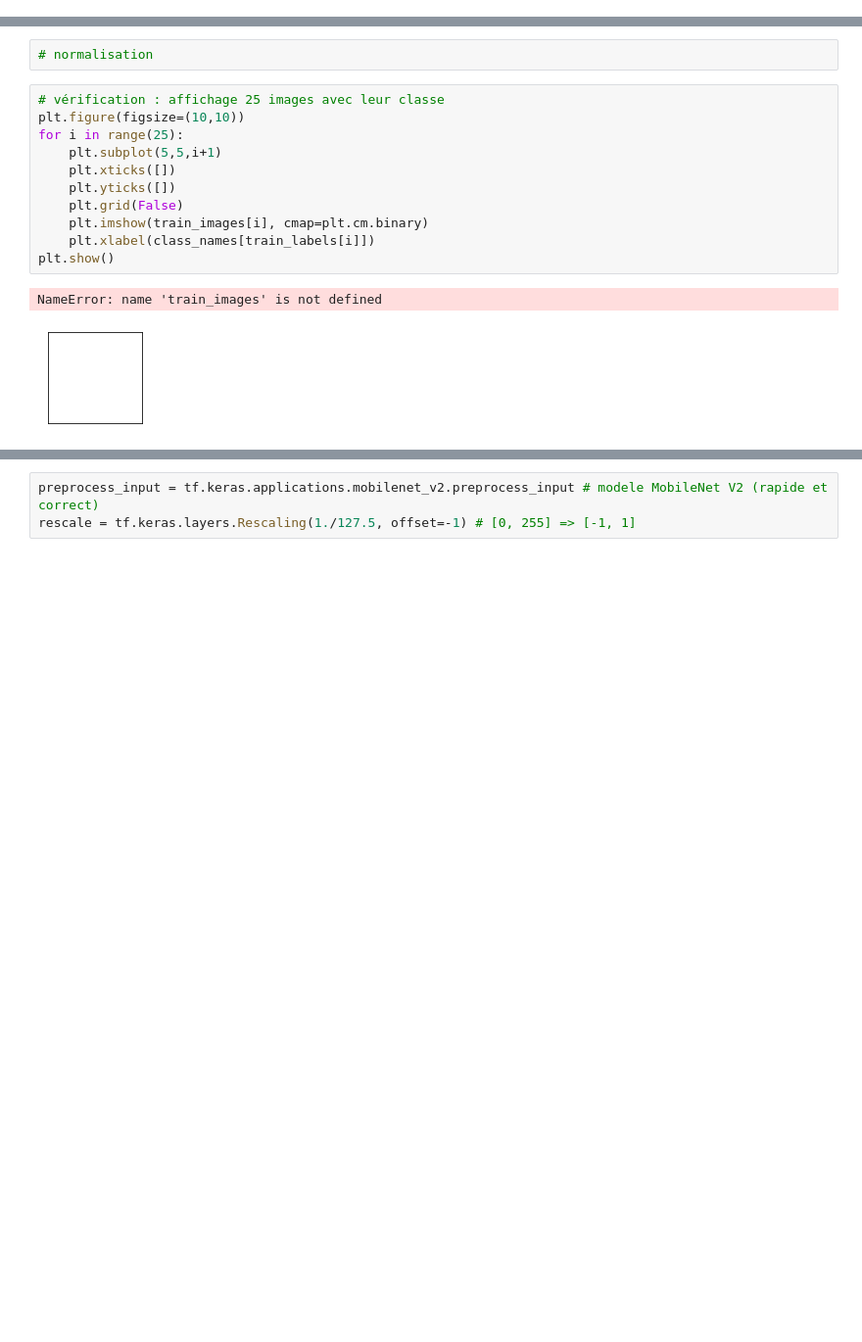
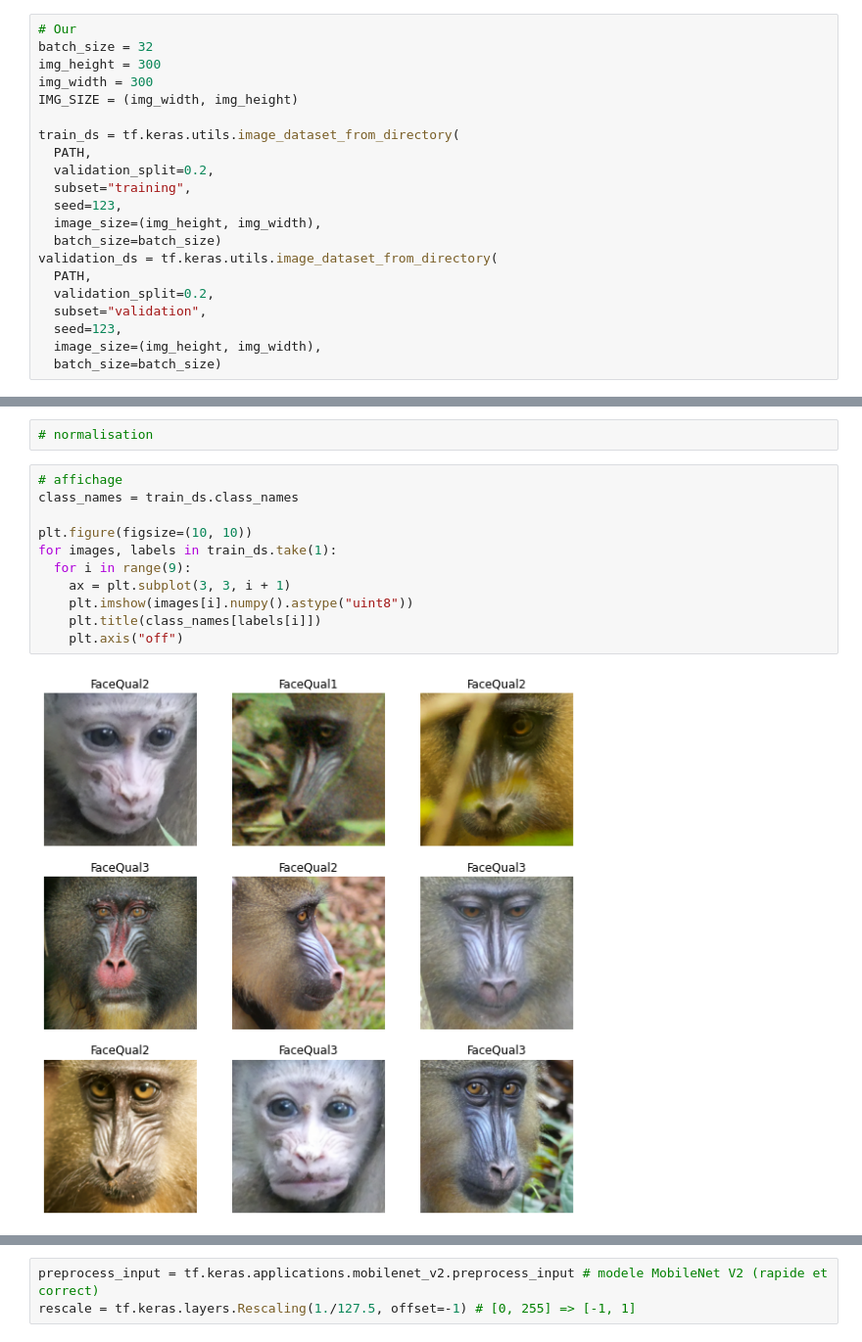
Before and after one commit to fds-napolitain/m2-stage, a Jupyter notebook: work-quality-classification.ipynb, the cells around one changed output, grey strips where cells are left out. Shown: that part at 98% size. Saved outputs shown, nothing was run; the diff lists cells and outputs as text; blank space fills up the shorter version.

```diff
--- a/work-quality-classification.ipynb
+++ b/work-quality-classification.ipynb
@@ -22,0 +33,21 @@ class_names = ["1", "2", "3", "4"]
+# %%
+# Our
+batch_size = 32
+img_height = 300
+img_width = 300
+IMG_SIZE = (img_width, img_height)
+
+train_ds = tf.keras.utils.image_dataset_from_directory(
+  PATH,
+  validation_split=0.2,
+  subset="training",
+  seed=123,
+  image_size=(img_height, img_width),
+  batch_size=batch_size)
+validation_ds = tf.keras.utils.image_dataset_from_directory(
+  PATH,
+  validation_split=0.2,
+  subset="validation",
+  seed=123,
+  image_size=(img_height, img_width),
+  batch_size=batch_size)
@@ -23,16 +71,15 @@ class_names = ["1", "2", "3", "4"]
 # %%
 # normalisation
-# %%
-# vérification : affichage 25 images avec leur classe
-plt.figure(figsize=(10,10))
-for i in range(25):
-    plt.subplot(5,5,i+1)
-    plt.xticks([])
-    plt.yticks([])
-    plt.grid(False)
-    plt.imshow(train_images[i], cmap=plt.cm.binary)
-    plt.xlabel(class_names[train_labels[i]])
-plt.show()
-# %% [output]
-NameError: name 'train_images' is not defined
-[figure, removed]
+# %%
+# affichage
+class_names = train_ds.class_names
+
+plt.figure(figsize=(10, 10))
+for images, labels in train_ds.take(1):
+  for i in range(9):
+    ax = plt.subplot(3, 3, i + 1)
+    plt.imshow(images[i].numpy().astype("uint8"))
+    plt.title(class_names[labels[i]])
+    plt.axis("off")
+# %% [output]
+[figure, added]
```
Also changed, not shown: parts of 26 cells of this notebook, 4 other files.
